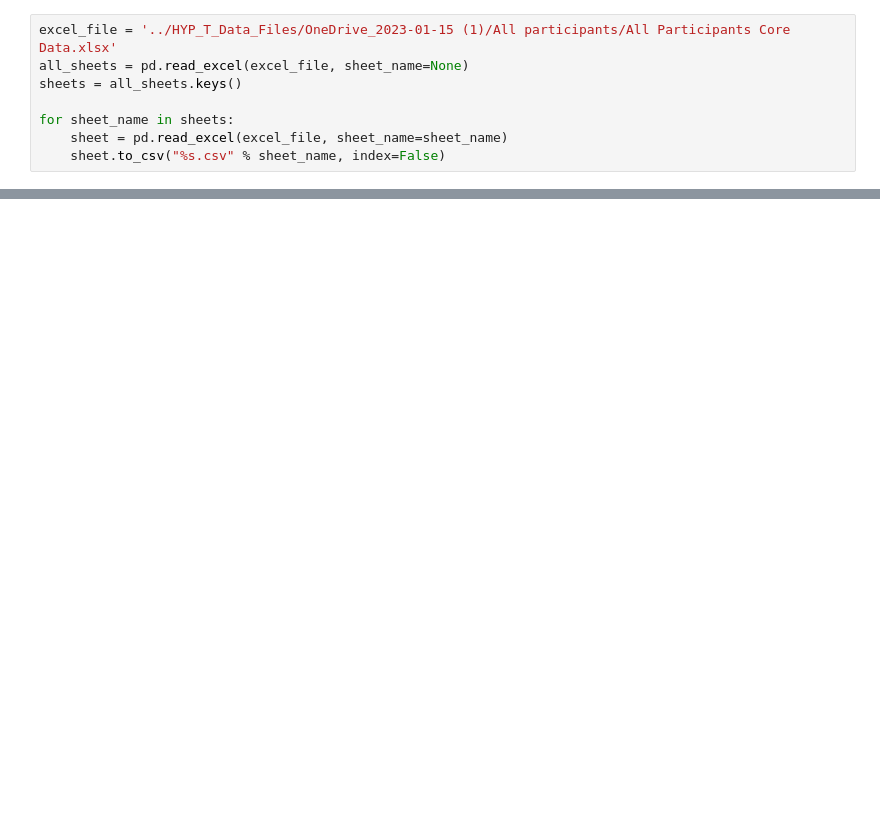
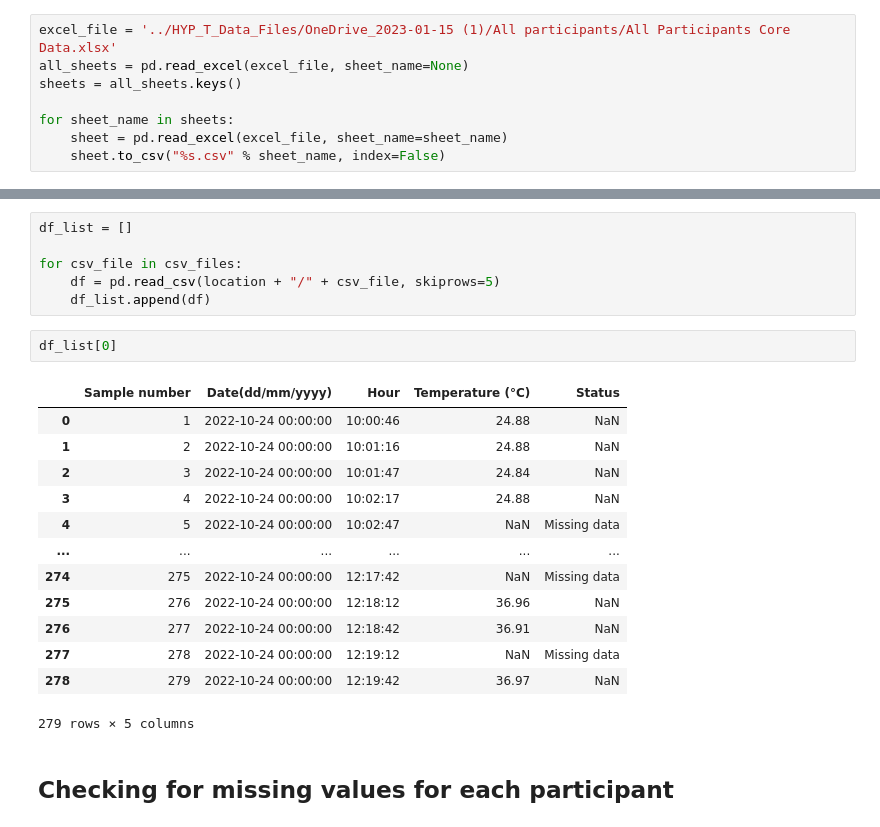
Before and after one commit to manaspalaparthi/Hyper_t, a Jupyter notebook: notebooks/core_pill_EDA.ipynb, the cells around one changed output, grey strips where cells are left out. Cells and saved outputs as stored; diff of their text form; blank space fills up the shorter version.

```diff
--- a/notebooks/core_pill_EDA.ipynb
+++ b/notebooks/core_pill_EDA.ipynb
@@ -42,0 +45,24 @@ WARNING conda.gateways.disk.delete:unlink_or_rename_to_trash(139): Could not rem
+# %%
+df_list = []
+
+for csv_file in csv_files:
+    df = pd.read_csv(location + "/" + csv_file, skiprows=5)
+    df_list.append(df)
+# %%
+df_list[0]
+# %% [output]
+|  | Sample number | Date(dd/mm/yyyy) | Hour | Temperature (°C) | Status |
+| 0 | 1 | 2022-10-24 00:00:00 | 10:00:46 | 24.88 | NaN |
+| 1 | 2 | 2022-10-24 00:00:00 | 10:01:16 | 24.88 | NaN |
+| 2 | 3 | 2022-10-24 00:00:00 | 10:01:47 | 24.84 | NaN |
+| 3 | 4 | 2022-10-24 00:00:00 | 10:02:17 | 24.88 | NaN |
+| 4 | 5 | 2022-10-24 00:00:00 | 10:02:47 | NaN | Missing data |
+| ... | ... | ... | ... | ... | ... |
+| 274 | 275 | 2022-10-24 00:00:00 | 12:17:42 | NaN | Missing data |
+| 275 | 276 | 2022-10-24 00:00:00 | 12:18:12 | 36.96 | NaN |
+| 276 | 277 | 2022-10-24 00:00:00 | 12:18:42 | 36.91 | NaN |
+| 277 | 278 | 2022-10-24 00:00:00 | 12:19:12 | NaN | Missing data |
+| 278 | 279 | 2022-10-24 00:00:00 | 12:19:42 | 36.97 | NaN |
+279 rows × 5 columns
+# %% [markdown]
+## Checking for missing values for each participant
```
Also changed, not shown: parts of 14 cells of this notebook, 3 other files.
